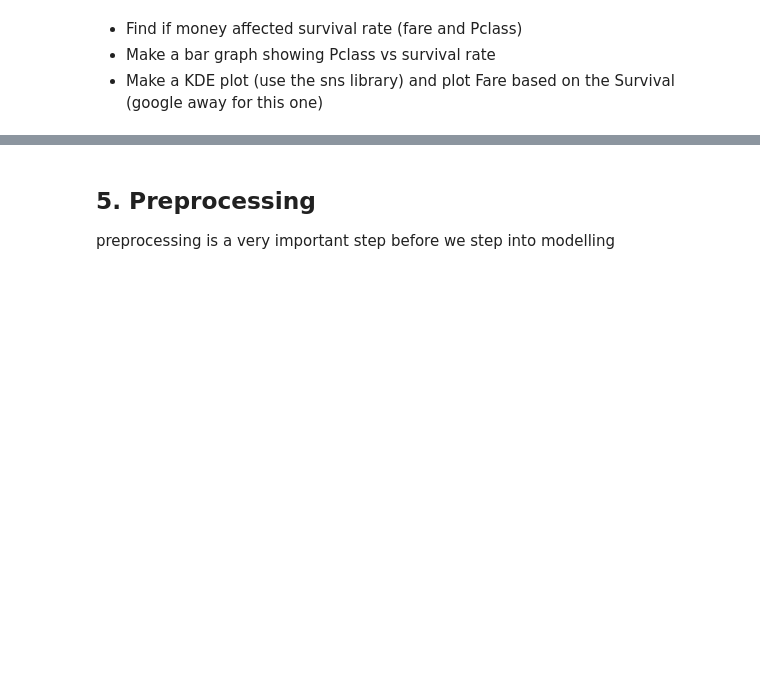
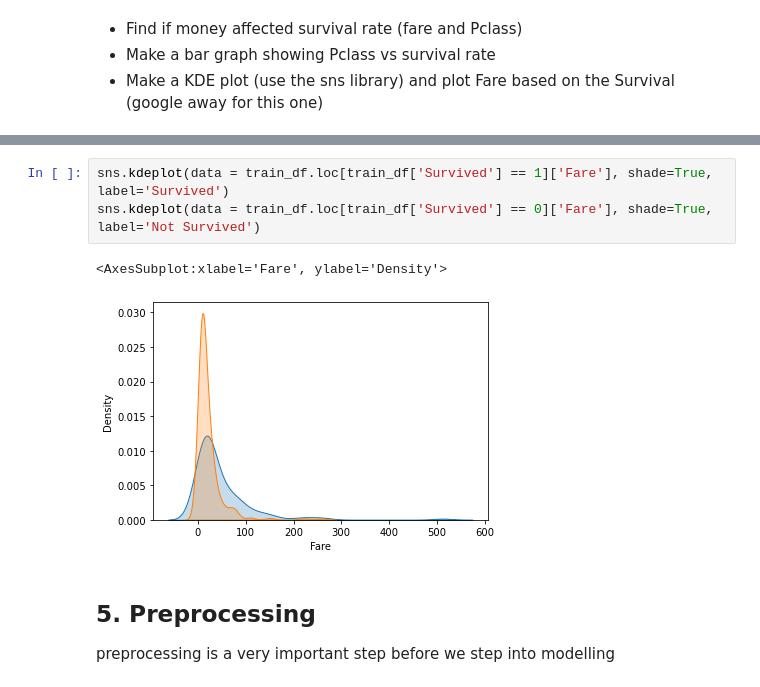
Before and after one commit to MihirShinde-29/Synapse-Learning-Period, a Jupyter notebook: Week1/Task1.ipynb, the cells around one changed output, grey strips where cells are left out. Saved outputs shown, nothing was run; the diff lists cells and outputs as text; blank space fills up the shorter version.

```diff
--- a/Week1/Task1.ipynb
+++ b/Week1/Task1.ipynb
@@ -127,3 +329,9 @@ Note that all three charts must be visible in a single row (look into subplots)
+# %%
+sns.kdeplot(data = train_df.loc[train_df['Survived'] == 1]['Fare'], shade=True, label='Survived')
+sns.kdeplot(data = train_df.loc[train_df['Survived'] == 0]['Fare'], shade=True, label='Not Survived')
+# %% [output]
+<AxesSubplot:xlabel='Fare', ylabel='Density'>
+[figure, added]
 # %% [markdown]
 ## 5. Preprocessing
 preprocessing is a very important step before we step into modelling
```
Also changed, not shown: parts of 52 cells of this notebook.
